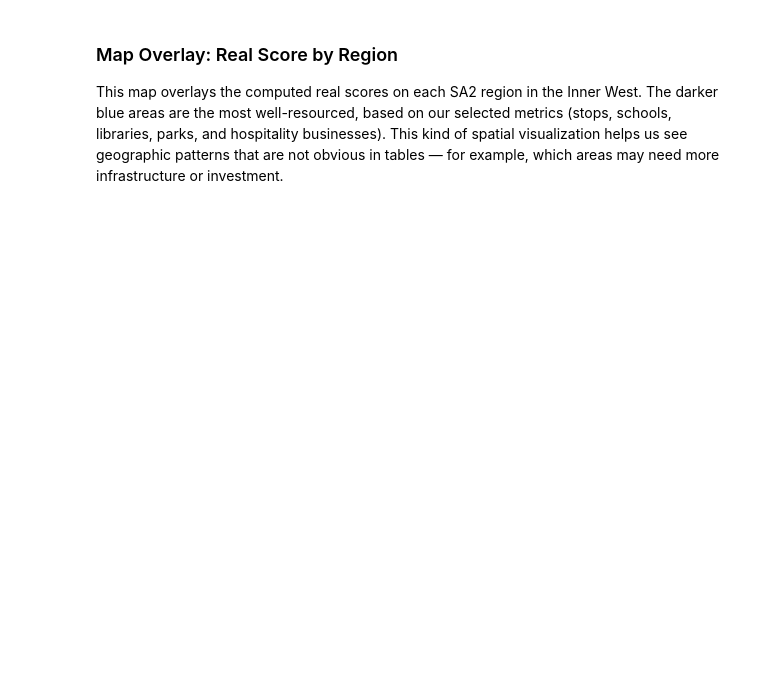
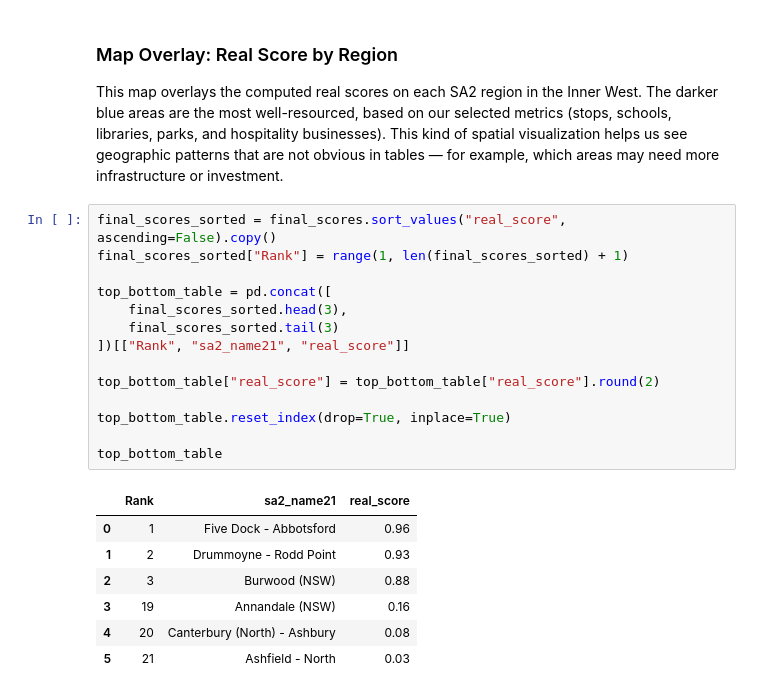
Before and after one commit to Katherine-Kong/DATA2001-A, a Jupyter notebook: Kathy.ipynb, the cells around one changed output. Drawn from its saved outputs; the diff is of its cells as text; blank space fills up the shorter version.

```diff
--- a/Kathy.ipynb
+++ b/Kathy.ipynb
@@ -706,3 +763,25 @@ plt.show()
 ### Map Overlay: Real Score by Region
 
 This map overlays the computed real scores on each SA2 region in the Inner West. The darker blue areas are the most well-resourced, based on our selected metrics (stops, schools, libraries, parks, and hospitality businesses). This kind of spatial visualization helps us see geographic patterns that are not obvious in tables — for example, which areas may need more infrastructure or investment.
+# %%
+final_scores_sorted = final_scores.sort_values("real_score", ascending=False).copy()
+final_scores_sorted["Rank"] = range(1, len(final_scores_sorted) + 1)
+
+top_bottom_table = pd.concat([
+    final_scores_sorted.head(3),
+    final_scores_sorted.tail(3)
+])[["Rank", "sa2_name21", "real_score"]]
+
+top_bottom_table["real_score"] = top_bottom_table["real_score"].round(2)
+
+top_bottom_table.reset_index(drop=True, inplace=True)
+
+top_bottom_table
+# %% [output]
+|  | Rank | sa2_name21 | real_score |
+| 0 | 1 | Five Dock - Abbotsford | 0.96 |
+| 1 | 2 | Drummoyne - Rodd Point | 0.93 |
+| 2 | 3 | Burwood (NSW) | 0.88 |
+| 3 | 19 | Annandale (NSW) | 0.16 |
+| 4 | 20 | Canterbury (North) - Ashbury | 0.08 |
+| 5 | 21 | Ashfield - North | 0.03 |
```
Also changed, not shown: parts of 5 cells of this notebook, 6 other files.
